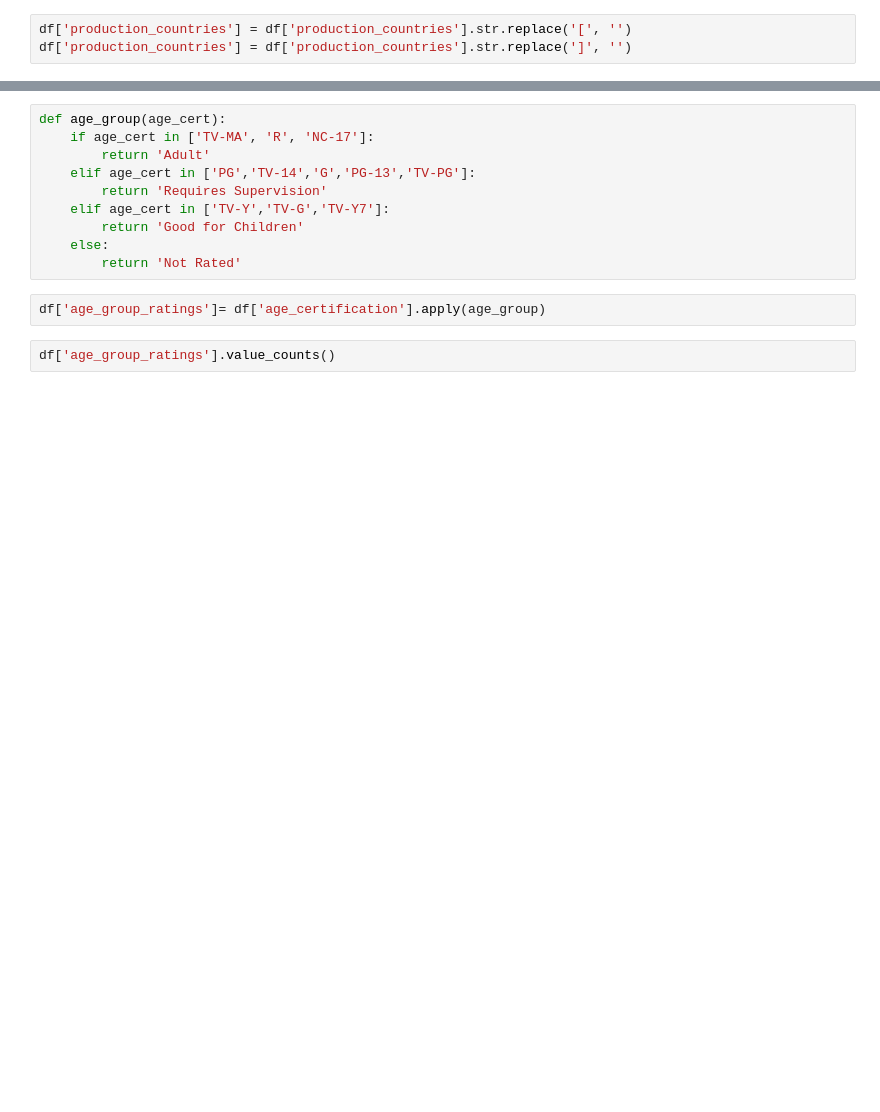
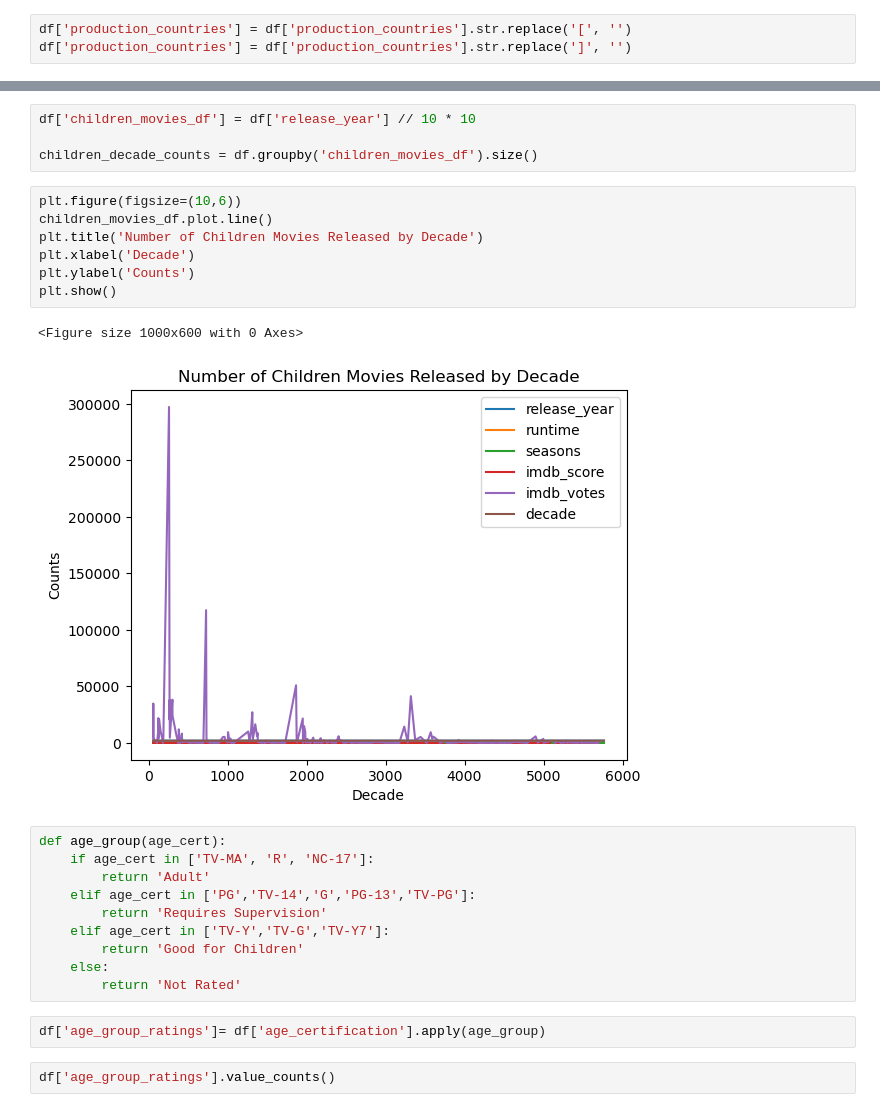
Before and after one commit to Nahsc0/Netflix_Movie_Analysis, a Jupyter notebook: NetflixAssignment (1).ipynb, the cells around one changed output, grey strips where cells are left out. Cells and saved outputs as stored; diff of their text form; blank space fills up the shorter version.

```diff
--- a/NetflixAssignment (1).ipynb
+++ b/NetflixAssignment (1).ipynb
@@ -336,3 +438,17 @@ plt.show()
+# %%
+df['children_movies_df'] = df['release_year'] // 10 * 10
+
+children_decade_counts = df.groupby('children_movies_df').size()
+# %%
+plt.figure(figsize=(10,6))
+children_movies_df.plot.line()
+plt.title('Number of Children Movies Released by Decade')
+plt.xlabel('Decade')
+plt.ylabel('Counts')
+plt.show()
+# %% [output]
+<Figure size 1000x600 with 0 Axes>
+[figure, added]
 # %%
 def age_group(age_cert):
     if age_cert in ['TV-MA', 'R', 'NC-17']:
```
Also changed, not shown: parts of 60 cells of this notebook.
